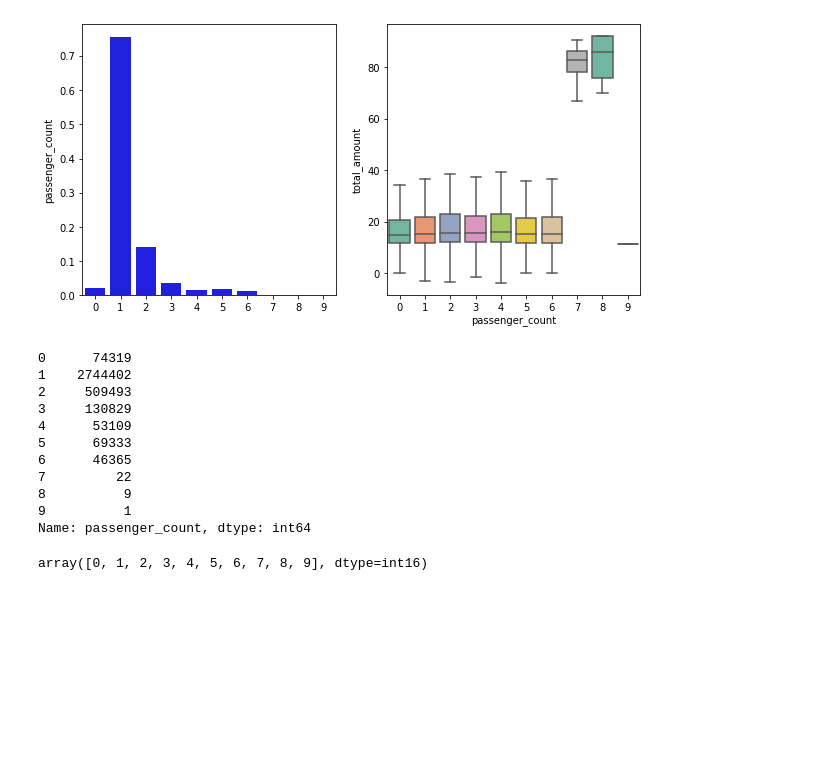
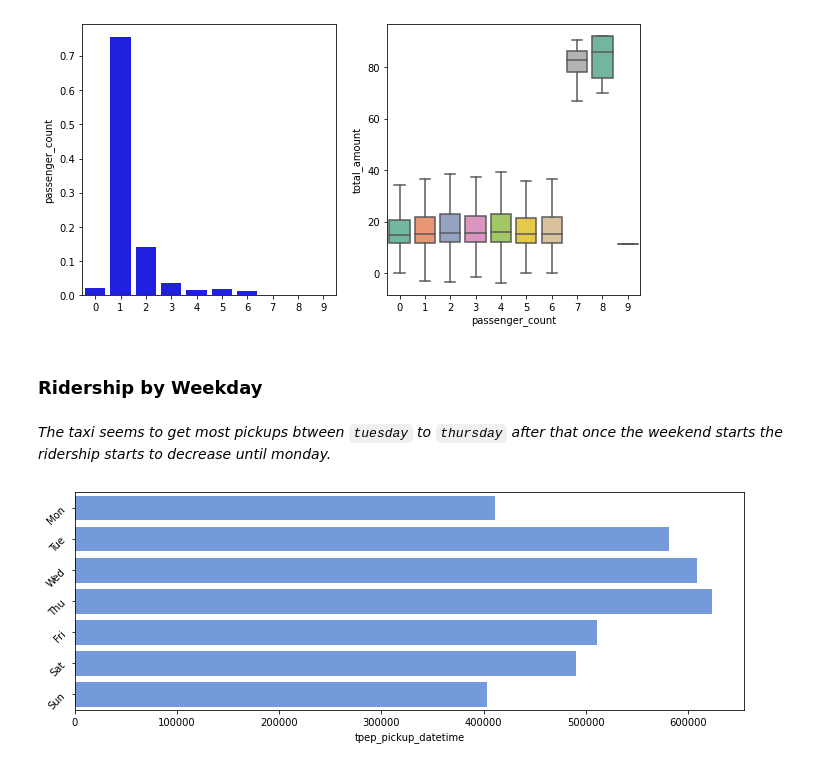
Before and after one commit to nabeel-io/Manufactured_House_Price_Prediction, a Jupyter notebook: EDA.ipynb, the cells around one changed output. Saved outputs shown, nothing was run; the diff lists cells and outputs as text; code cells hidden in the pictures; blank space fills up the shorter version.

```diff
--- a/EDA.ipynb
+++ b/EDA.ipynb
@@ -121,21 +124,15 @@ sns.boxplot(data=nyc_taxi,
             ax = axes[1]);
 # %% [output]
 [figure]
-# %%
-nyc_taxi["passenger_count"].value_counts().sort_index()
-# %% [output]
-0      74319
-1    2744402
-2     509493
-3     130829
-4      53109
-5      69333
-6      46365
-7         22
-8          9
-9          1
-Name: passenger_count, dtype: int64
-# %%
-np.sort(nyc_taxi["passenger_count"].unique())
-# %% [output]
-array([0, 1, 2, 3, 4, 5, 6, 7, 8, 9], dtype=int16)
+# %% [markdown]
+### **Ridership by Weekday**
+# %% [markdown]
+*The taxi seems to get most pickups btween `tuesday` to `thursday` after that once the weekend starts the ridership starts to decrease
+until monday.*
+# %%
+dow = nyc_taxi["tpep_pickup_datetime"].dt.dayofweek
+plt.figure(figsize=(12,4))
+plot = sns.barplot(y= np.sort(dow.unique()), x = dow.value_counts().sort_index(), orient="h", color="cornflowerblue")
+plot.set_yticklabels(["Mon","Tue","Wed","Thu","Fri","Sat","Sun"], rotation=45);
+# %% [output]
+[figure, added]
```
Also changed, not shown: parts of 14 cells of this notebook.
